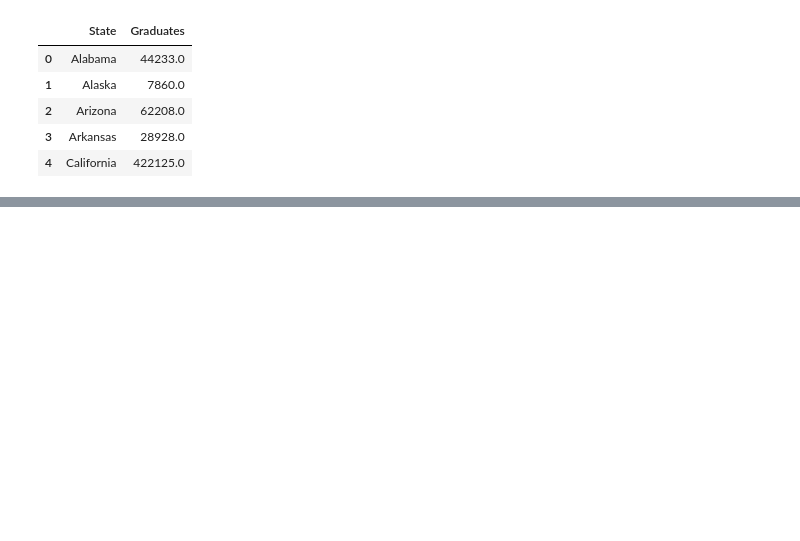
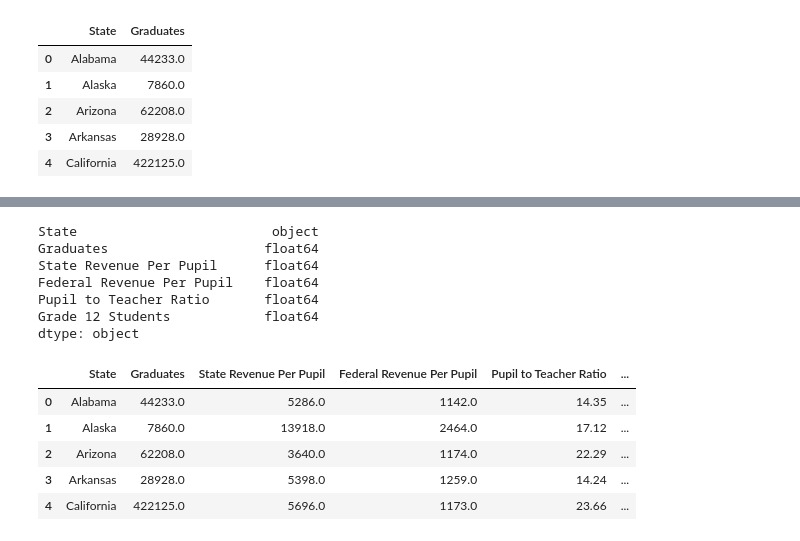
Before and after one commit to sagehan1/project-1, a Jupyter notebook: code-1.ipynb, the cells around one changed output, grey strips where cells are left out. Saved outputs shown, nothing was run; the diff lists cells and outputs as text; code cells hidden in the pictures; blank space fills up the shorter version.

```diff
--- a/code-1.ipynb
+++ b/code-1.ipynb
@@ -45,0 +95,18 @@ dtype: object
+# %%
+print(merged.dtypes)
+
+merged.head()
+# %% [output]
+State                         object
+Graduates                    float64
+State Revenue Per Pupil      float64
+Federal Revenue Per Pupil    float64
+Pupil to Teacher Ratio       float64
+Grade 12 Students            float64
+dtype: object
+|  | State | Graduates | State Revenue Per Pupil | Federal Revenue Per Pupil | Pupil to Teacher Ratio | ... |
+| 0 | Alabama | 44233.0 | 5286.0 | 1142.0 | 14.35 | ... |
+| 1 | Alaska | 7860.0 | 13918.0 | 2464.0 | 17.12 | ... |
+| 2 | Arizona | 62208.0 | 3640.0 | 1174.0 | 22.29 | ... |
+| 3 | Arkansas | 28928.0 | 5398.0 | 1259.0 | 14.24 | ... |
+| 4 | California | 422125.0 | 5696.0 | 1173.0 | 23.66 | ... |
```
Also changed, not shown: parts of 8 cells of this notebook.
